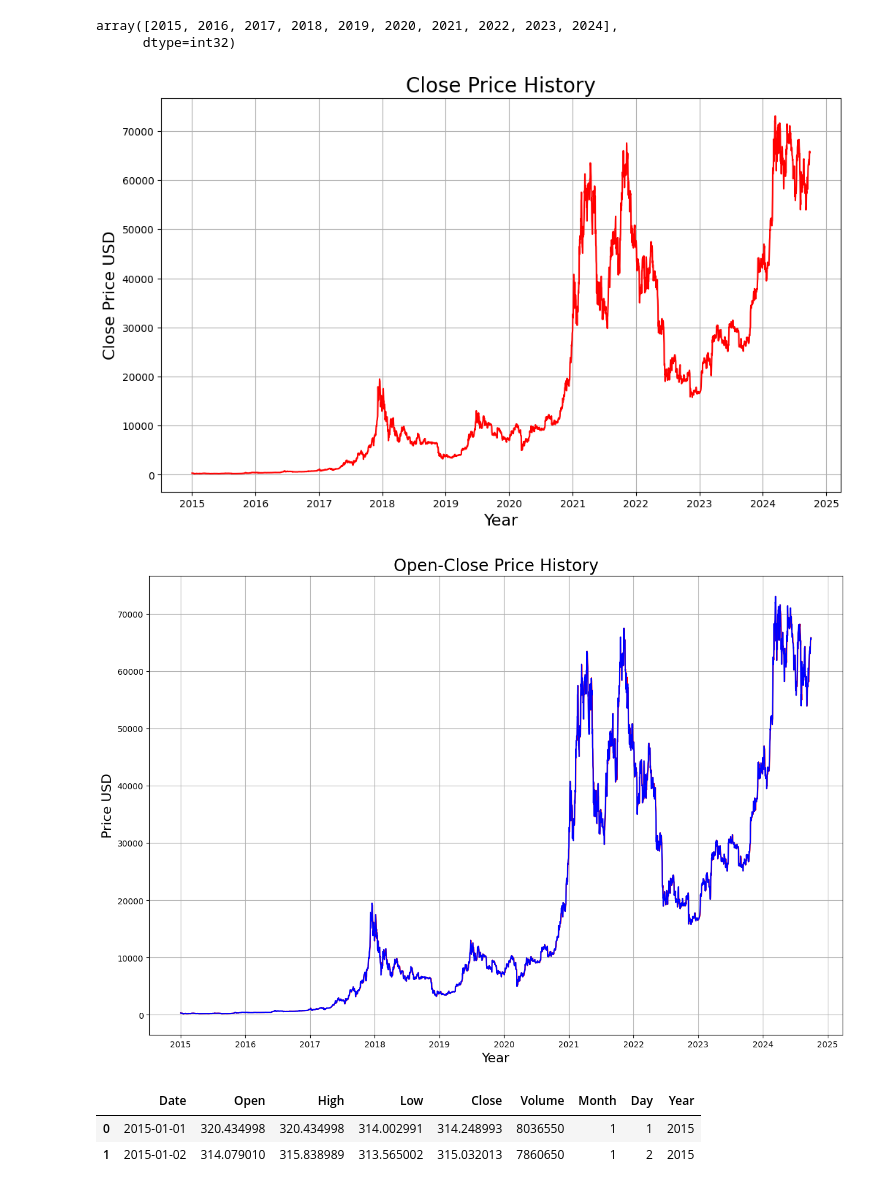
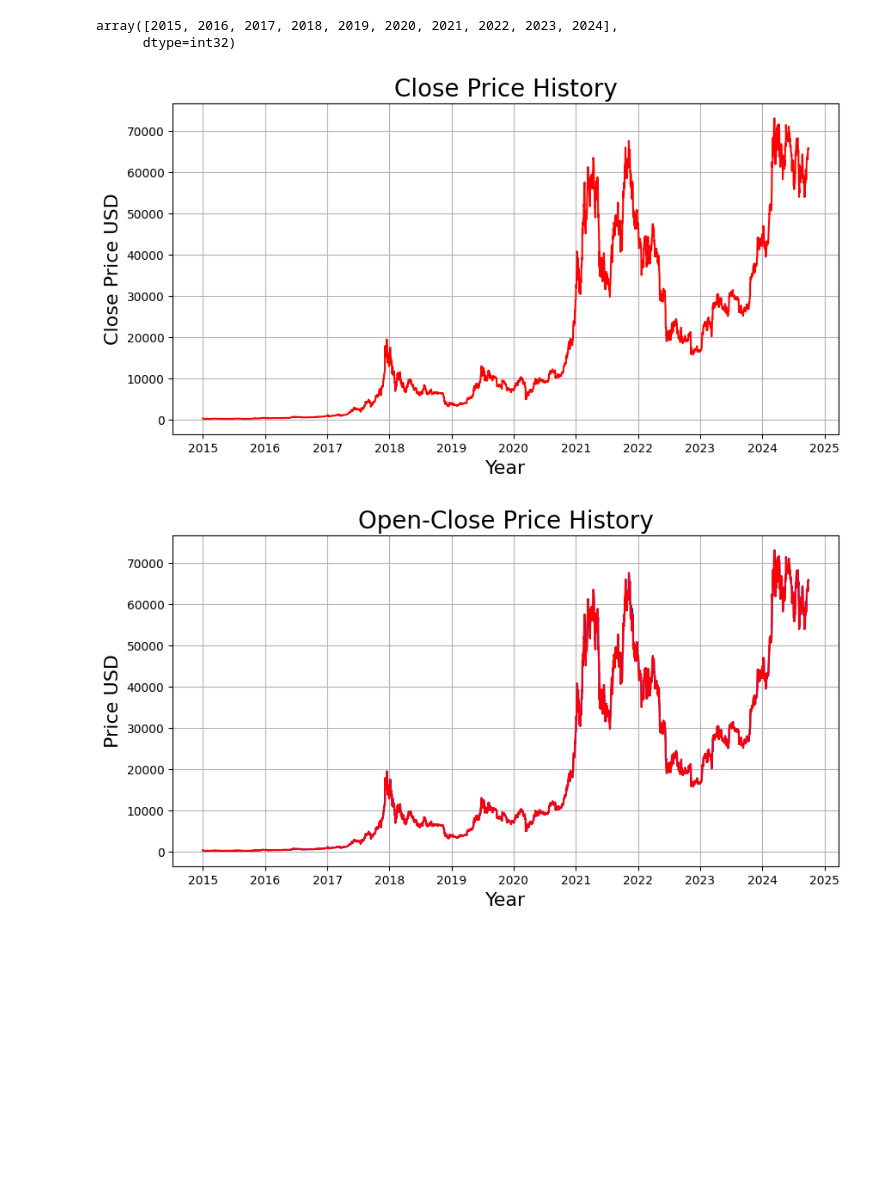
Before and after one commit to asif851/Bitcoin-Price-Prediction, a Jupyter notebook: analysis.ipynb, the cells around one changed output. Saved outputs shown, nothing was run; the diff lists cells and outputs as text; code cells hidden in the pictures; blank space fills up the shorter version.

```diff
--- a/analysis.ipynb
+++ b/analysis.ipynb
@@ -113,24 +113,24 @@ array([2015, 2016, 2017, 2018, 2019, 2020, 2021, 2022, 2023, 2024],
       dtype=int32)
 # %%
 #plotting the data
-plt.figure(figsize=(12,7))
+plt.figure(figsize=(10,5))
 plt.title('Close Price History',fontsize=20)
 plt.plot(df['Date'],df['Close'], color='r')
 plt.xlabel('Year', fontsize=16)
 plt.ylabel('Close Price USD', fontsize = 16)
 plt.grid(True)
 plt.show()
 # %% [output]
-[figure, old version]
+[figure, new version]
 # %%
 #plotting the data
-plt.figure(figsize=(15,10))
+plt.figure(figsize=(10,5))
 plt.title('Open-Close Price History',fontsize=20)
-plt.plot(df['Date'],df['Open'], color='r')
-plt.plot(df['Date'],df['Close'], color='b')
+plt.plot(df['Date'],df['Open'], color='b')
+plt.plot(df['Date'],df['Close'], color='r')
 plt.xlabel('Year', fontsize=16)
 plt.ylabel('Price USD', fontsize = 16)
 plt.grid(True)
 plt.show()
 # %% [output]
-[figure, old version]
+[figure, new version]
@@ -142,6 +136,0 @@ df_2015=gb_year.get_group(2015)
-# %%
-df_2015.head(2)
-# %% [output]
-|  | Date | Open | High | Low | Close | Volume | Month | Day | Year |
-| 0 | 2015-01-01 | 320.434998 | 320.434998 | 314.002991 | 314.248993 | 8036550 | 1 | 1 | 2015 |
-| 1 | 2015-01-02 | 314.079010 | 315.838989 | 313.565002 | 315.032013 | 7860650 | 1 | 2 | 2015 |
```
Also changed, not shown: parts of 16 cells of this notebook.
